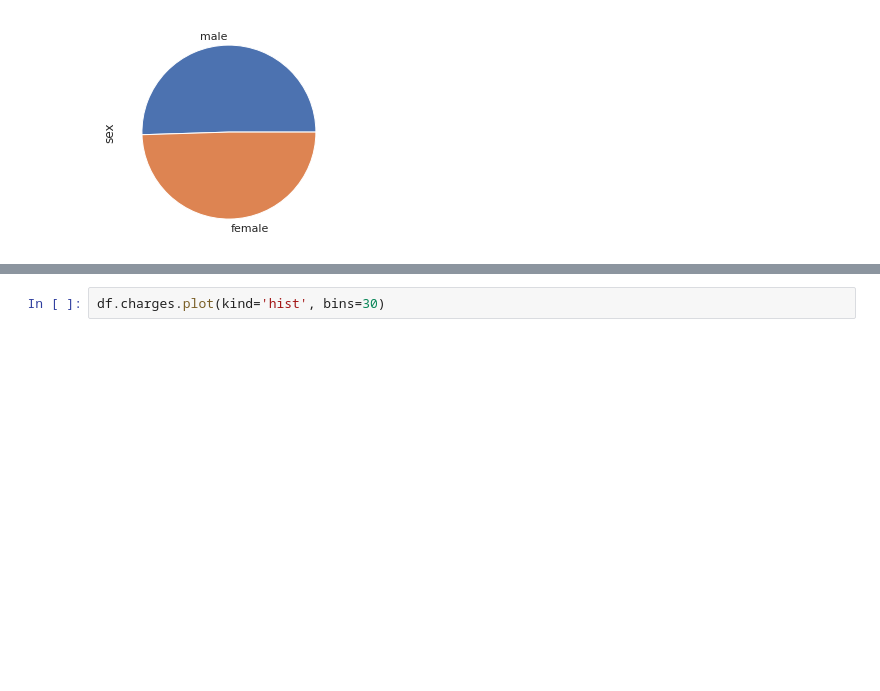
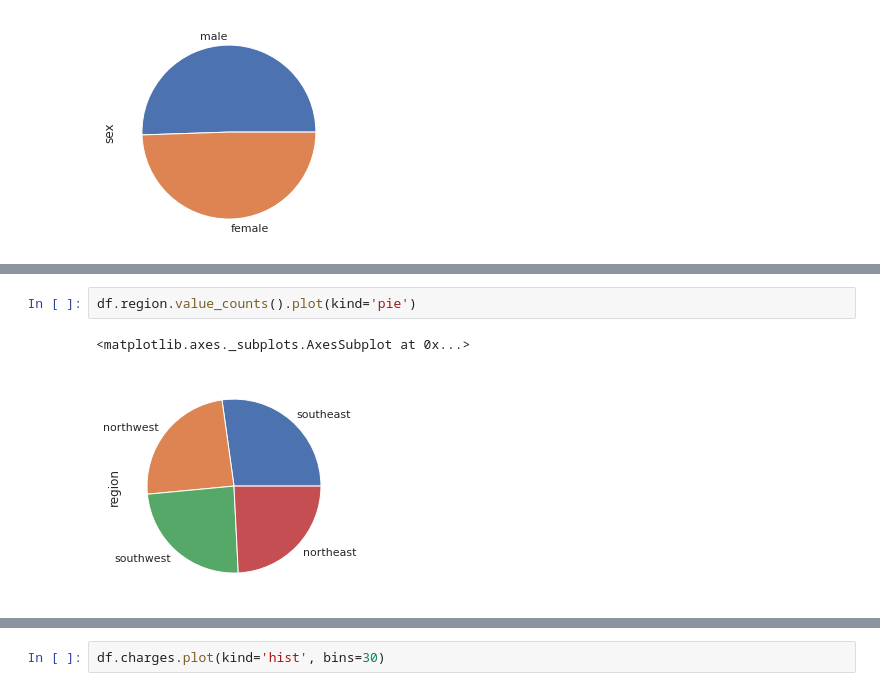
Before and after one commit to BuczynskiRafal/ML, a Jupyter notebook: supervised/02_regression/04_backward_elimination.ipynb, the cells around one changed output, grey strips where cells are left out. Cells and saved outputs as stored; diff of their text form; blank space fills up the shorter version.

```diff
--- a/supervised/02_regression/04_backward_elimination.ipynb
+++ b/supervised/02_regression/04_backward_elimination.ipynb
@@ -183 +175,6 @@ northwest    324
 Name: region, dtype: int64
+# %%
+df.region.value_counts().plot(kind='pie')
+# %% [output]
+<matplotlib.axes._subplots.AxesSubplot at 0x...>
+[figure, added]
```
Also changed, not shown: parts of 62 cells of this notebook.
